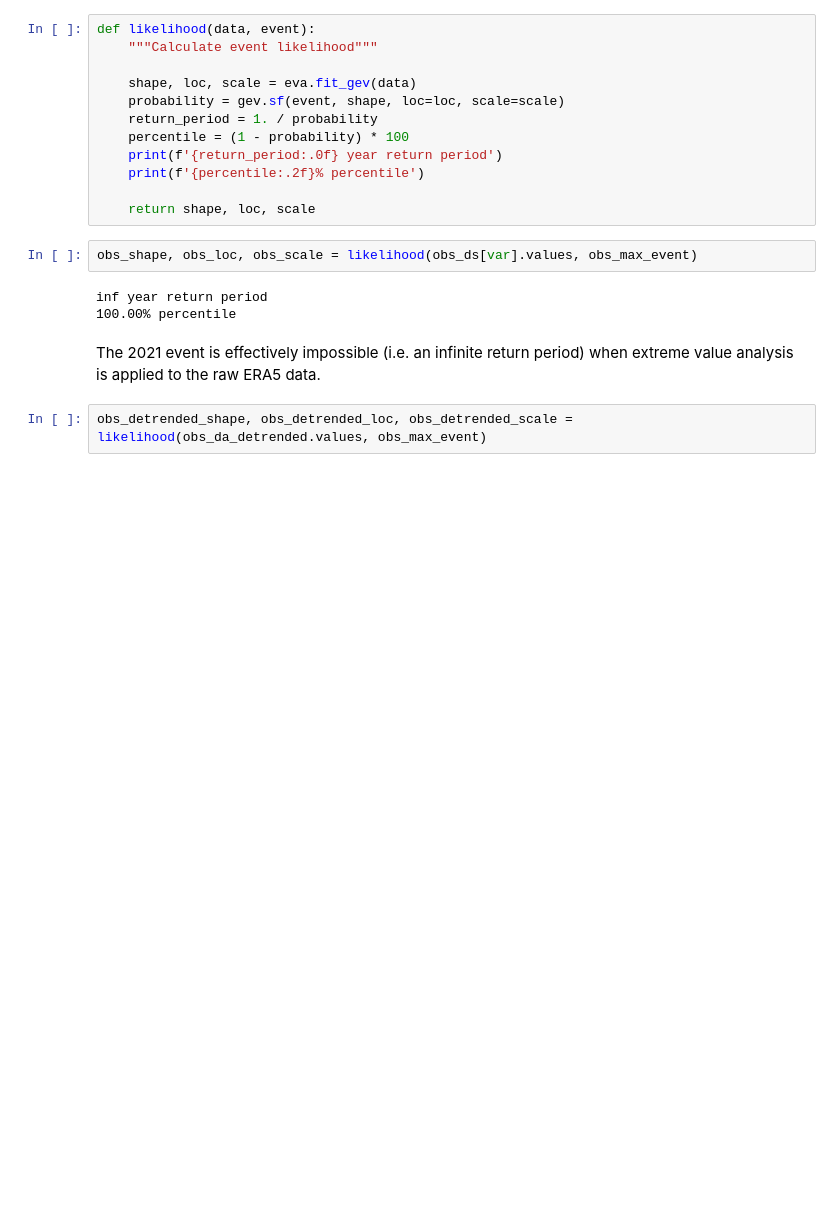
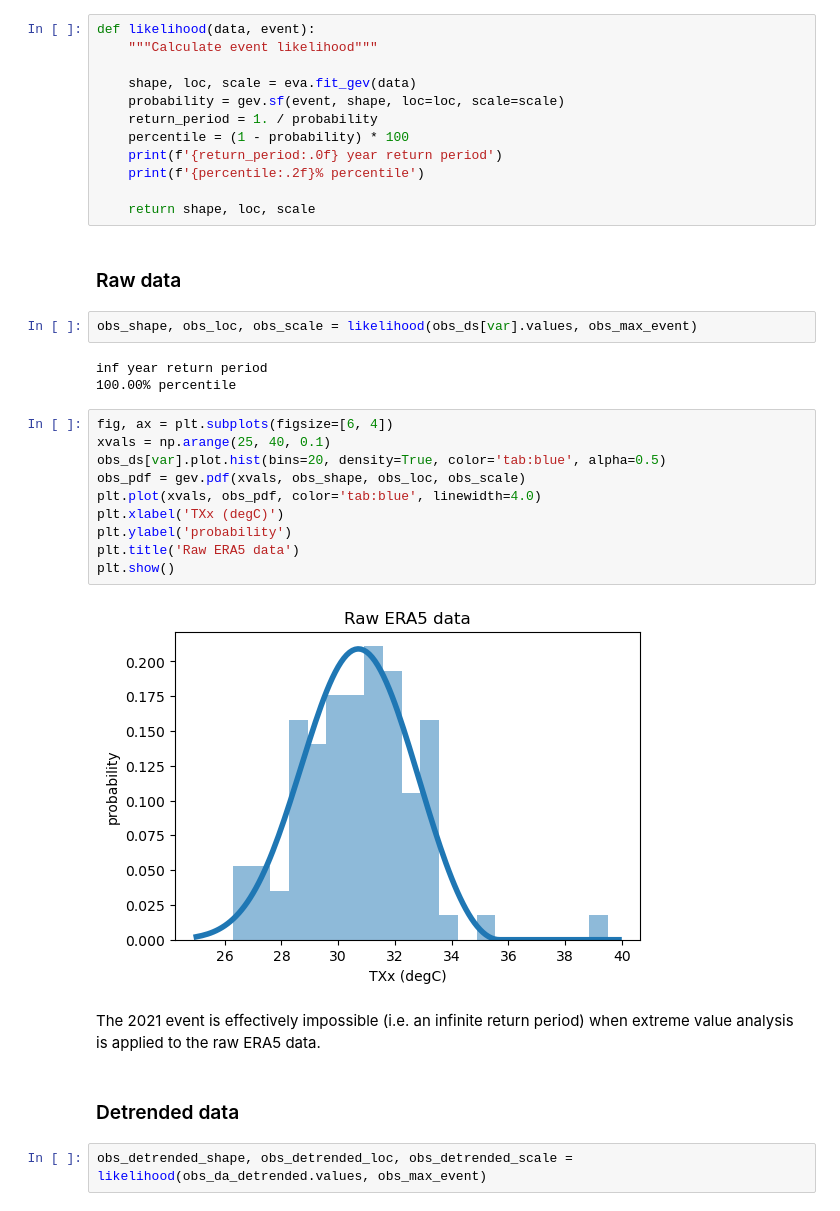
Before and after one commit to DamienIrving/unseen-projects, a Jupyter notebook: project-wcrp-txx/analysis_ERA5.ipynb, the cells around one changed output. Saved outputs shown, nothing was run; the diff lists cells and outputs as text; blank space fills up the shorter version.

```diff
--- a/project-wcrp-txx/analysis_ERA5.ipynb
+++ b/project-wcrp-txx/analysis_ERA5.ipynb
@@ -88,13 +92,29 @@ def likelihood(data, event):
     print(f'{percentile:.2f}% percentile')
 
     return shape, loc, scale
+# %% [markdown]
+### Raw data
 # %%
 obs_shape, obs_loc, obs_scale = likelihood(obs_ds[var].values, obs_max_event)
 # %% [output]
 inf year return period
 100.00% percentile
+# %%
+fig, ax = plt.subplots(figsize=[6, 4])
+xvals = np.arange(25, 40, 0.1)
+obs_ds[var].plot.hist(bins=20, density=True, color='tab:blue', alpha=0.5)
+obs_pdf = gev.pdf(xvals, obs_shape, obs_loc, obs_scale)
+plt.plot(xvals, obs_pdf, color='tab:blue', linewidth=4.0)
+plt.xlabel('TXx (degC)')
+plt.ylabel('probability')
+plt.title('Raw ERA5 data')
+plt.show()
+# %% [output]
+[figure, added]
 # %% [markdown]
 The 2021 event is effectively impossible (i.e. an infinite return period) when extreme value analysis is applied to the raw ERA5 data.
+# %% [markdown]
+### Detrended data
 # %%
 obs_detrended_shape, obs_detrended_loc, obs_detrended_scale = likelihood(obs_da_detrended.values, obs_max_event)
 # %% [output]
```
Also changed, not shown: parts of 5 cells of this notebook, 1 other file.
